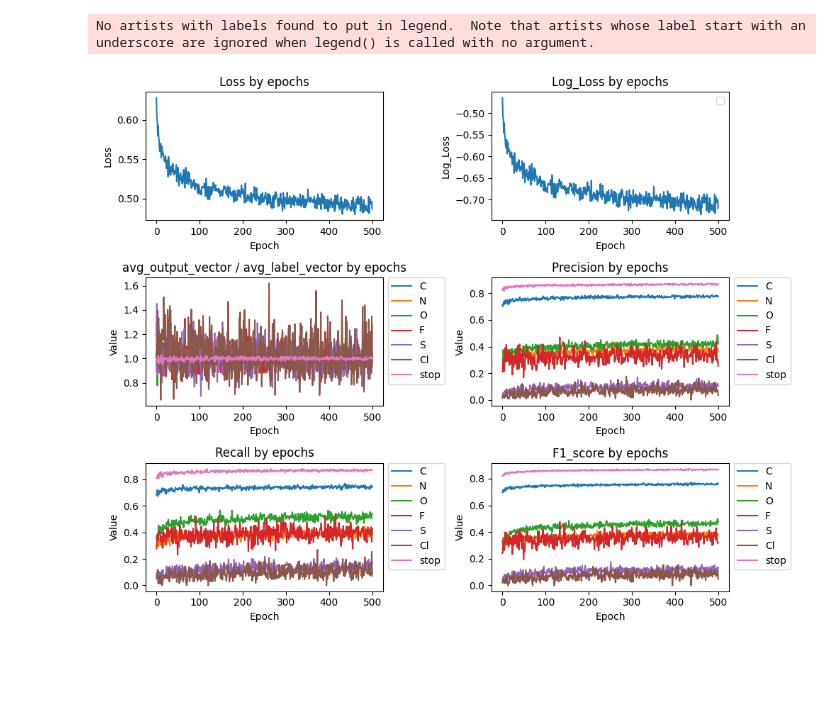
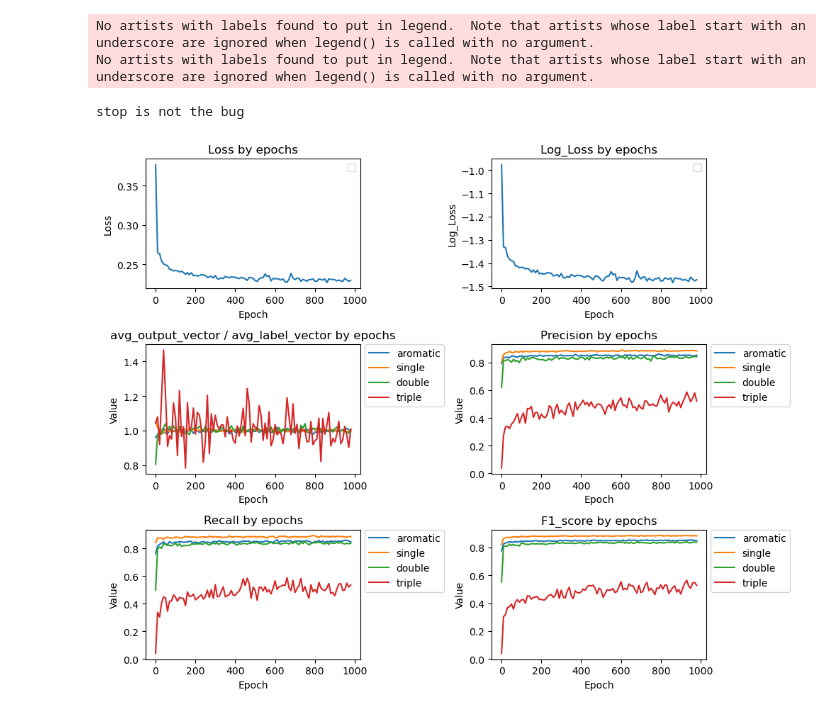
Before and after one commit to Moleculo-Tutti/MolGen, a Jupyter notebook: Train/plot_train.ipynb, the cells around one changed output. Cells and saved outputs as stored; diff of their text form; code cells hidden in the pictures; blank space fills up the shorter version.

```diff
--- a/Train/plot_train.ipynb
+++ b/Train/plot_train.ipynb
@@ -10,7 +29,9 @@ TypeError: expected string or bytes-like object
 # %%
-dirpath = Path('.') / 'GNN1/experiments/GNN1_500_big_512_size/eval_history.csv'
-plot_history_GNN1(dirpath)
+dirpath = Path('.') / 'GNN2/experiments/GNN2_charged/eval_history.csv'
+plot_history_GNN2(dirpath)
 # %% [output]
 No artists with labels found to put in legend.  Note that artists whose label start with an underscore are ignored when legend() is called with no argument.
+No artists with labels found to put in legend.  Note that artists whose label start with an underscore are ignored when legend() is called with no argument.
+stop is not the bug
-[figure, old version]
+[figure, new version]
 # %%
```
Also changed, not shown: parts of 6 cells of this notebook, 2 other files.
